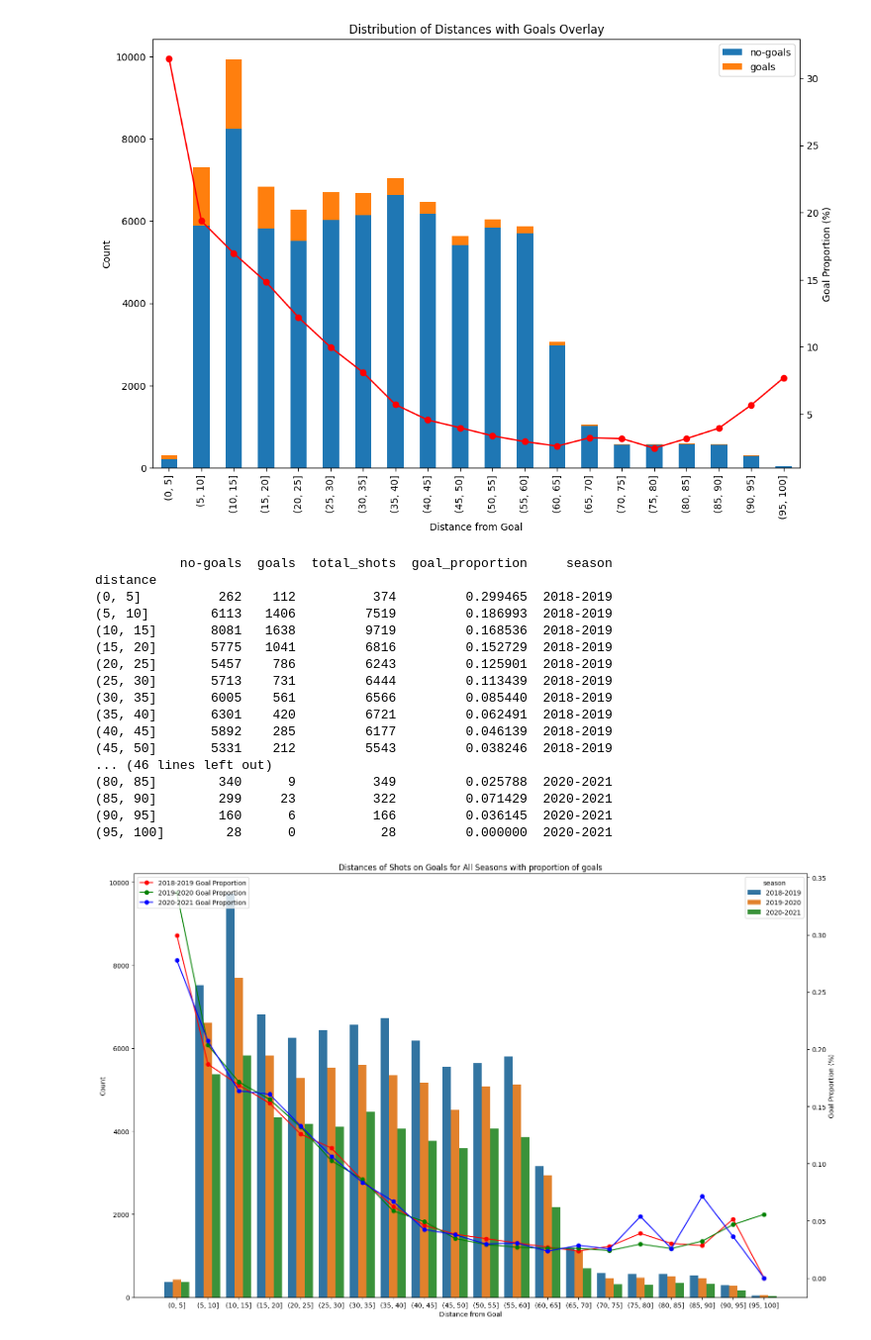
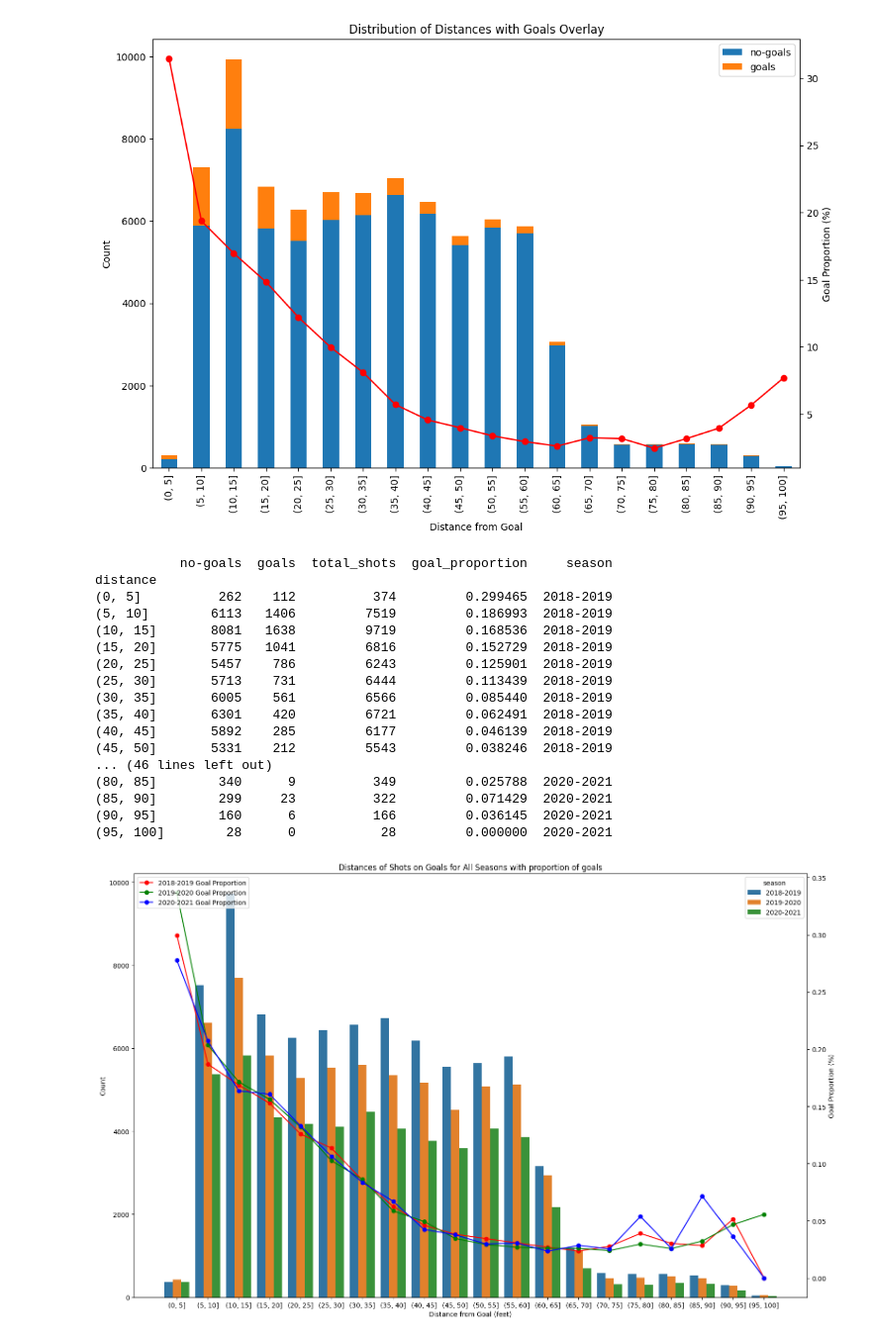
Before and after one commit to WilliamChidiac/NHL-goal-prediction, a Jupyter notebook: notebooks/simple_visualization.ipynb, the cells around one changed output. Shown: that part at 99% size. Cells and saved outputs as stored; diff of their text form; code cells hidden in the pictures.

```diff
--- a/notebooks/simple_visualization.ipynb
+++ b/notebooks/simple_visualization.ipynb
@@ -5,5 +6,5 @@ import seaborn as sns
 # %%
-df = pd.read_csv("../ift6758/data/preprocessed_data/preprocessed_game_data_copy.csv")
+df = pd.read_csv("../ift6758/data/preprocessed_data/preprocessed_game_data.csv")
 df['is_goal'] = df['type'] == 'goal'
 # %%
 df
@@ -208,7 +222,7 @@ df_2018_2019 = df[df['season'] == 20182019]
 df_2019_2020 = df[df['season'] == 20192020]
 
 bins = list(range(0, int(max(df["distance"])) + 5, 5))
-distance_bins_2017_2018 = pd.cut(df_2020_2021['distance'], bins=bins)
+distance_bins_2020_2021 = pd.cut(df_2020_2021['distance'], bins=bins)
 distance_bins_2018_2019 = pd.cut(df_2018_2019['distance'], bins=bins)
 distance_bins_2019_2020 = pd.cut(df_2019_2020['distance'], bins=bins)
 
@@ -216,8 +230,8 @@ distance_bins_2019_2020 = pd.cut(df_2019_2020['distance'], bins=bins)
 df_combined = pd.concat([df_2020_2021, df_2018_2019, df_2019_2020])
 
 # Calculate the number of goals for each distance bin for each season
-goal_counts_2020_2021 = df_2020_2021[df_2020_2021['type'] == 'goal'].groupby(distance_bins_2017_2018).size()
-no_goal_counts_2020_2021 = df_2020_2021[df_2020_2021['type'] == 'shot-on-goal'].groupby(distance_bins_2017_2018).size()
+goal_counts_2020_2021 = df_2020_2021[df_2020_2021['type'] == 'goal'].groupby(distance_bins_2020_2021).size()
+no_goal_counts_2020_2021 = df_2020_2021[df_2020_2021['type'] == 'shot-on-goal'].groupby(distance_bins_2020_2021).size()
 
 goal_counts_2018_2019 = df_2018_2019[df_2018_2019['type'] == 'goal'].groupby(distance_bins_2018_2019).size()
 no_goal_counts_2018_2019 = df_2018_2019[df_2018_2019['type'] == 'shot-on-goal'].groupby(distance_bins_2018_2019).size()
@@ -256,7 +270,6 @@ combined_shot_type_distribution = pd.concat([
     shot_type_distribution_2019_2020.assign(season='2019-2020'),
     shot_type_distribution_2020_2021.assign(season='2020-2021')
 ])
-print(combined_shot_type_distribution)
 
 # Plot the distribution of no-goals and goals for each season on the same plot
 fig, ax1 = plt.subplots(figsize=(12, 8))
@@ -266,36 +279,36 @@ sns.barplot(data=combined_shot_type_distribution.reset_index(), x='distance', y=
 
 
 ax1.set_title('Distances of Shots on Goals for All Seasons with proportion of goals')
-ax1.set_xlabel('Distance from Goal')
+ax1.set_xlabel('Distance from Goal (feet)')
 ax1.set_ylabel('Count')
 
 # Create a secondary y-axis for the goal proportion for each season
 ax2 = ax1.twinx()
 for season, color in zip(['2018-2019', '2019-2020', '2020-2021'], ['red', 'green', 'blue']):
     season_data = combined_shot_type_distribution[combined_shot_type_distribution['season'] == season]
     season_data['goal_proportion'].plot(kind='line', color=color, marker='o', ax=ax2, label=f'{season} Goal Proportion')
 fig.set_size_inches(16, 10)
 ax2.set_ylabel('Goal Proportion (%)')
 ax2.legend(loc='upper left')
 
 plt.tight_layout()
 plt.show()
 # %% [output]
            no-goals  goals  total_shots  goal_proportion     season
 distance
 (0, 5]          262    112          374         0.299465  2018-2019
 (5, 10]        6113   1406         7519         0.186993  2018-2019
 (10, 15]       8081   1638         9719         0.168536  2018-2019
 (15, 20]       5775   1041         6816         0.152729  2018-2019
 (20, 25]       5457    786         6243         0.125901  2018-2019
 (25, 30]       5713    731         6444         0.113439  2018-2019
 (30, 35]       6005    561         6566         0.085440  2018-2019
 (35, 40]       6301    420         6721         0.062491  2018-2019
 (40, 45]       5892    285         6177         0.046139  2018-2019
 (45, 50]       5331    212         5543         0.038246  2018-2019
 ... (46 lines left out)
 (80, 85]        340      9          349         0.025788  2020-2021
 (85, 90]        299     23          322         0.071429  2020-2021
 (90, 95]        160      6          166         0.036145  2020-2021
 (95, 100]        28      0           28         0.000000  2020-2021
-[figure, old version]
+[figure, new version]
```
Also changed, not shown: parts of 13 cells of this notebook.
